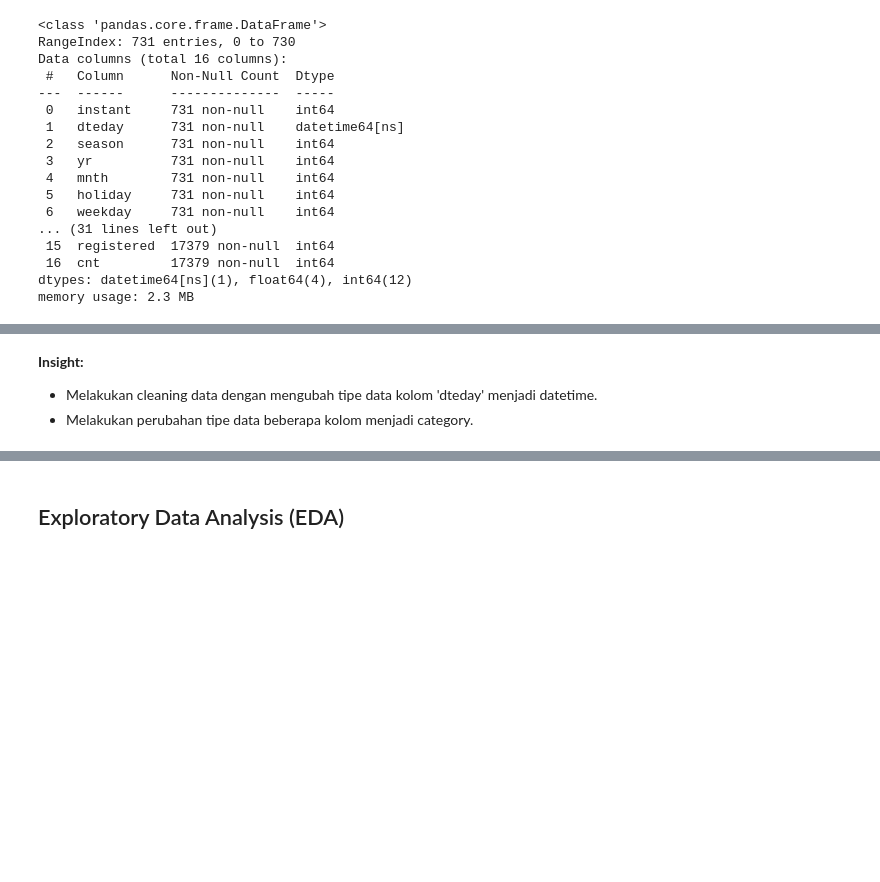
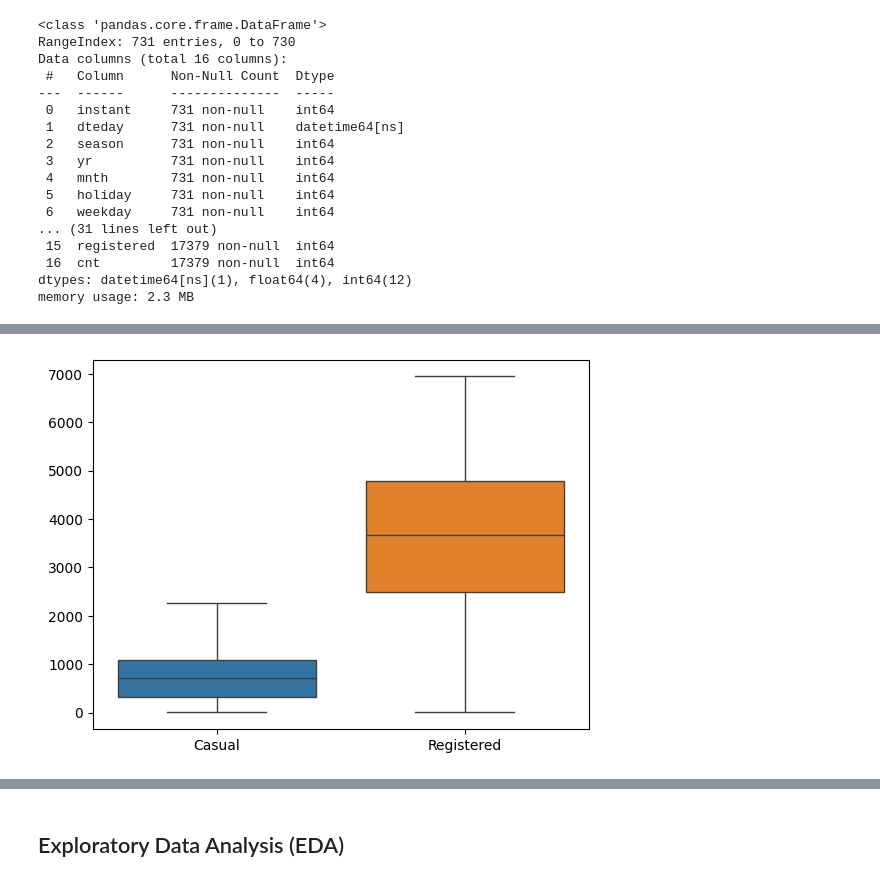
Before and after one commit to nikolaizz/bike-sharing-data-analysis, a Jupyter notebook: notebook.ipynb, the cells around one changed output, grey strips where cells are left out. Drawn from its saved outputs; the diff is of its cells as text; code cells hidden in the pictures; blank space fills up the shorter version.

```diff
--- a/notebook.ipynb
+++ b/notebook.ipynb
@@ -212,15 +288,17 @@ day_df['weathersit'] = day_df['weathersit'].map(
     }
 )
 # %%
-day_df['season'] = day_df['season'].astype('category')
-day_df['yr'] = day_df['yr'].astype('category')
-day_df['mnth'] = day_df['mnth'].astype('category')
-day_df['holiday'] = day_df['holiday'].astype('category')
-day_df['weekday'] = day_df['weekday'].astype('category')
-day_df['workingday'] = day_df['workingday'].astype('category')
-day_df['weathersit'] = day_df['weathersit'].astype('category')
+# Melakukan perubahan tipe data menjadi category
+day_df['Season'] = day_df['Season'].astype('category')
+day_df['Year'] = day_df['Year'].astype('category')
+day_df['Month'] = day_df['Month'].astype('category')
+day_df['Holiday'] = day_df['Holiday'].astype('category')
+day_df['Weekday'] = day_df['Weekday'].astype('category')
+day_df['Working Day'] = day_df['Working Day'].astype('category')
+day_df['Weather'] = day_df['Weather'].astype('category')
 
 day_df.info()
+day_df.head()
 # %% [output]
 <class 'pandas.core.frame.DataFrame'>
 RangeIndex: 731 entries, 0 to 730
@@ -324,4 +437,18 @@ memory usage: 1.4 MB
-# %% [markdown]
-**Insight:**
-- Melakukan cleaning data dengan mengubah tipe data kolom 'dteday' menjadi datetime.
-- Melakukan perubahan tipe data beberapa kolom menjadi category.
+# %%
+# Mengatasi outlier di dataset day_df dengan metode Winsorizing
+def winsorize_series(series):
+    Q1 = series.quantile(0.25)
+    Q3 = series.quantile(0.75)
+    IQR = Q3 - Q1
+    lower_bound = Q1 - 1.5 * IQR
+    upper_bound = Q3 + 1.5 * IQR
+
+    return series.clip(lower=lower_bound, upper=upper_bound)
+
+day_df['Casual'] = winsorize_series(day_df['Casual'])
+day_df['Registered'] = winsorize_series(day_df['Registered'])
+
+sns.boxplot(data=day_df[['Casual', 'Registered']])
+plt.show()
+# %% [output]
+[figure, added]
```
Also changed, not shown: parts of 55 cells of this notebook.
